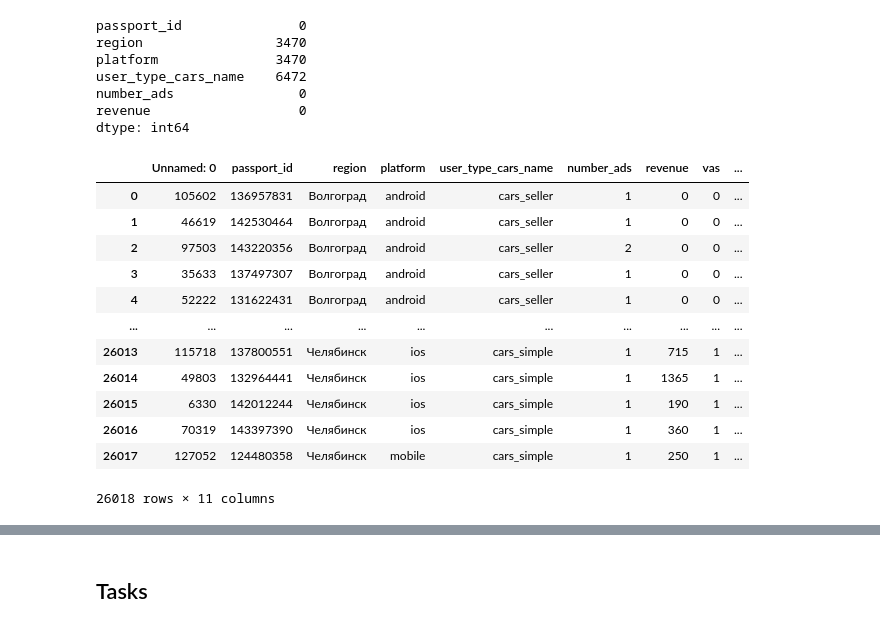
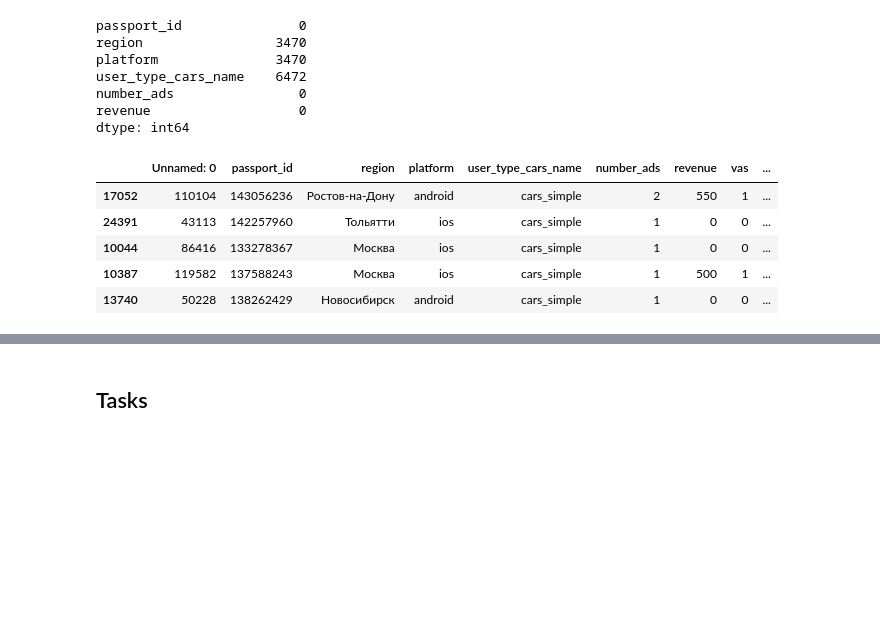
Before and after one commit to nktnlx/advanced_data_analysis_course, a Jupyter notebook: 03_ab_testing/03_samples_srm.ipynb, the cells around one changed output, grey strips where cells are left out. Drawn from its saved outputs; the diff is of its cells as text; code cells hidden in the pictures; blank space fills up the shorter version.

```diff
--- a/03_ab_testing/03_samples_srm.ipynb
+++ b/03_ab_testing/03_samples_srm.ipynb
@@ -57,21 +58,14 @@ dtype: int64
 # %%
 df2 = pd.read_csv('homework_task_3.csv')
 # %%
-df2
+df2.sample(5)
 # %% [output]
 |  | Unnamed: 0 | passport_id | region | platform | user_type_cars_name | number_ads | revenue | vas | ... |
-| 0 | 105602 | 136957831 | Волгоград | android | cars_seller | 1 | 0 | 0 | ... |
-| 1 | 46619 | 142530464 | Волгоград | android | cars_seller | 1 | 0 | 0 | ... |
-| 2 | 97503 | 143220356 | Волгоград | android | cars_seller | 2 | 0 | 0 | ... |
-| 3 | 35633 | 137497307 | Волгоград | android | cars_seller | 1 | 0 | 0 | ... |
-| 4 | 52222 | 131622431 | Волгоград | android | cars_seller | 1 | 0 | 0 | ... |
-| ... | ... | ... | ... | ... | ... | ... | ... | ... | ... |
-| 26013 | 115718 | 137800551 | Челябинск | ios | cars_simple | 1 | 715 | 1 | ... |
-| 26014 | 49803 | 132964441 | Челябинск | ios | cars_simple | 1 | 1365 | 1 | ... |
-| 26015 | 6330 | 142012244 | Челябинск | ios | cars_simple | 1 | 190 | 1 | ... |
-| 26016 | 70319 | 143397390 | Челябинск | ios | cars_simple | 1 | 360 | 1 | ... |
-| 26017 | 127052 | 124480358 | Челябинск | mobile | cars_simple | 1 | 250 | 1 | ... |
+| 17052 | 110104 | 143056236 | Ростов-на-Дону | android | cars_simple | 2 | 550 | 1 | ... |
+| 24391 | 43113 | 142257960 | Тольятти | ios | cars_simple | 1 | 0 | 0 | ... |
+| 10044 | 86416 | 133278367 | Москва | ios | cars_simple | 1 | 0 | 0 | ... |
+| 10387 | 119582 | 137588243 | Москва | ios | cars_simple | 1 | 500 | 1 | ... |
+| 13740 | 50228 | 138262429 | Новосибирск | android | cars_simple | 1 | 0 | 0 | ... |
-26018 rows × 11 columns
 # %%
 df2.info()
 # %% [output]
```
Also changed, not shown: parts of 15 cells of this notebook.
